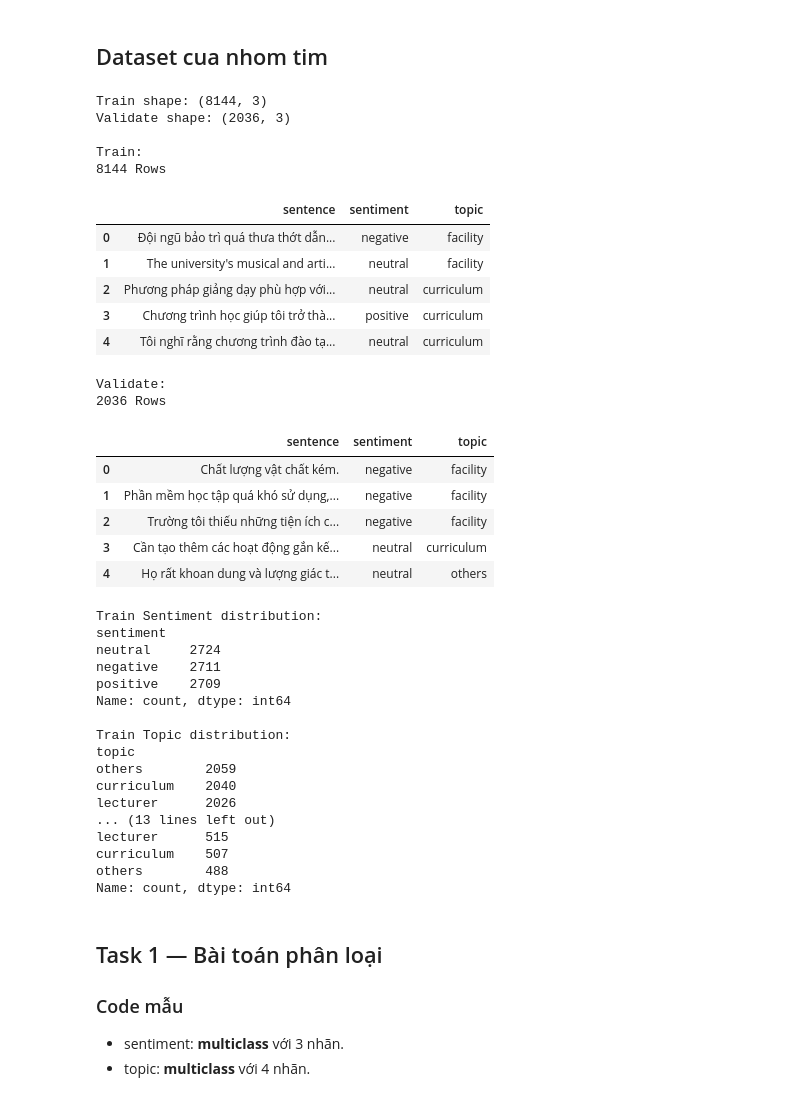
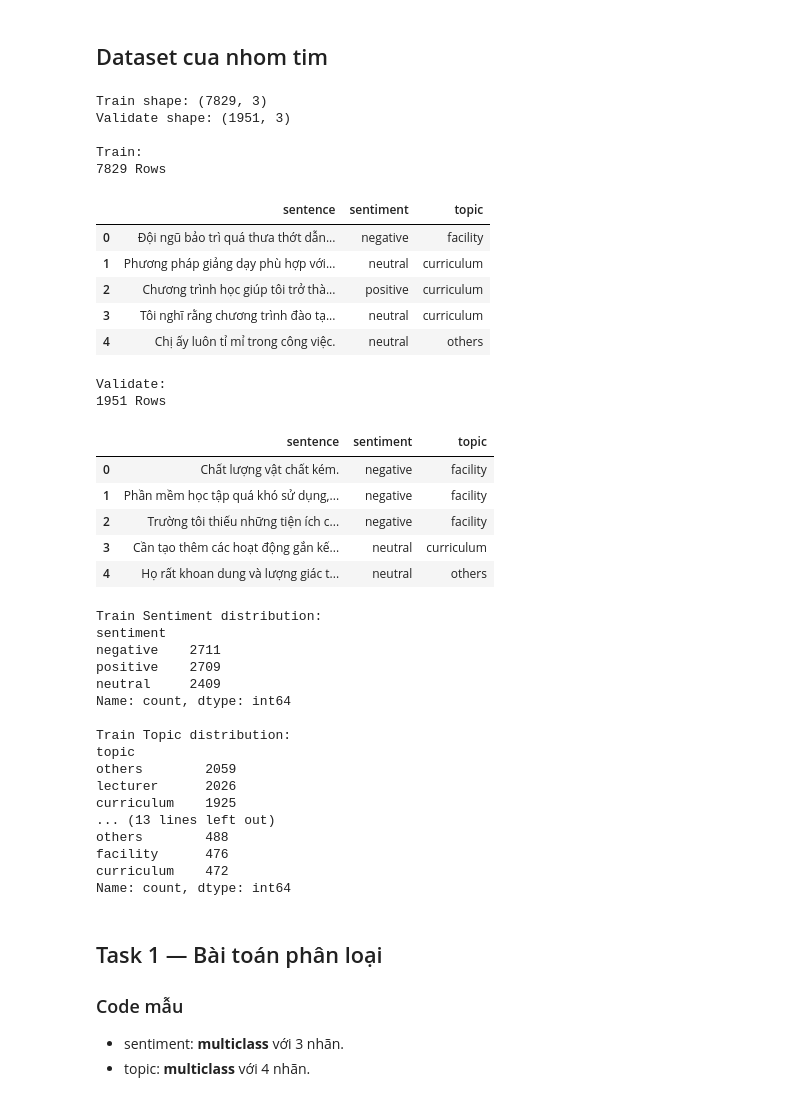
Before and after one commit to GiaHuy910/NLP-TeamHomeWork, a Jupyter notebook: [Chap3]Text_Classification_Sentiment.ipynb, the cells around one changed output. Drawn from its saved outputs; the diff is of its cells as text; code cells hidden in the pictures.

```diff
--- a/[Chap3]Text_Classification_Sentiment.ipynb
+++ b/[Chap3]Text_Classification_Sentiment.ipynb
@@ -176,46 +176,38 @@ Name: count, dtype: int64
 # %%
 train_df = pd.read_csv("synthetic_train.csv")
 validate_df = pd.read_csv("synthetic_val.csv")
 
 print("Train shape:", train_df.shape)
 print("Validate shape:", validate_df.shape)
 print("\nTrain:")
 print(len(train_df), "Rows")
 display(train_df.head())
 print("\nValidate:")
 print(len(validate_df), "Rows")
 display(validate_df.head())
 
 print("\nTrain Sentiment distribution:")
 print(train_df["sentiment"].value_counts())
 print("\nTrain Topic distribution:")
 print(train_df["topic"].value_counts())
 print("\nValidate Sentiment distribution:")
 print(validate_df["sentiment"].value_counts())
 print("\nValidate Topic distribution:")
 print(validate_df["topic"].value_counts())
-
-#t chưa biết có cần đống dưới này k nhưng cứ làm đi nếu cần thì lấy, k thì xoá sau
-X_train = train_df["sentence"]
-y_train_sentiment = train_df["sentiment"]
-y_train_topic = train_df["topic"]
-X_validate = validate_df["sentence"]
-y_validate_sentiment = validate_df["sentiment"]
-y_validate_topic = validate_df["topic"]
 # %% [output]
-Train shape: (8144, 3)
-Validate shape: (2036, 3)
+Train shape: (7829, 3)
+Validate shape: (1951, 3)
 
 Train:
-8144 Rows
+7829 Rows
 |  | sentence | sentiment | topic |
 | 0 | Đội ngũ bảo trì quá thưa thớt dẫn... | negative | facility |
-| 1 | The university's musical and arti... | neutral | facility |
-| 2 | Phương pháp giảng dạy phù hợp với... | neutral | curriculum |
-| 3 | Chương trình học giúp tôi trở thà... | positive | curriculum |
-| 4 | Tôi nghĩ rằng chương trình đào tạ... | neutral | curriculum |
+| 1 | Phương pháp giảng dạy phù hợp với... | neutral | curriculum |
+| 2 | Chương trình học giúp tôi trở thà... | positive | curriculum |
+| 3 | Tôi nghĩ rằng chương trình đào tạ... | neutral | curriculum |
+| 4 | Chị ấy luôn tỉ mỉ trong công việc. | neutral | others |
 Validate:
-2036 Rows
+1951 Rows
 |  | sentence | sentiment | topic |
 | 0 | Chất lượng vật chất kém. | negative | facility |
 | 1 | Phần mềm học tập quá khó sử dụng,... | negative | facility |
@@ -224,20 +216,20 @@ Validate:
 | 4 | Họ rất khoan dung và lượng giác t... | neutral | others |
 Train Sentiment distribution:
 sentiment
-neutral     2724
 negative    2711
 positive    2709
+neutral     2409
 Name: count, dtype: int64
 
 Train Topic distribution:
 topic
 others        2059
-curriculum    2040
 lecturer      2026
+curriculum    1925
 ... (13 lines left out)
-lecturer      515
-curriculum    507
 others        488
+facility      476
+curriculum    472
 Name: count, dtype: int64
 # %% [markdown]
 ## Task 1 — Bài toán phân loại
```
Also changed, not shown: parts of 40 cells of this notebook, 2 other files.
